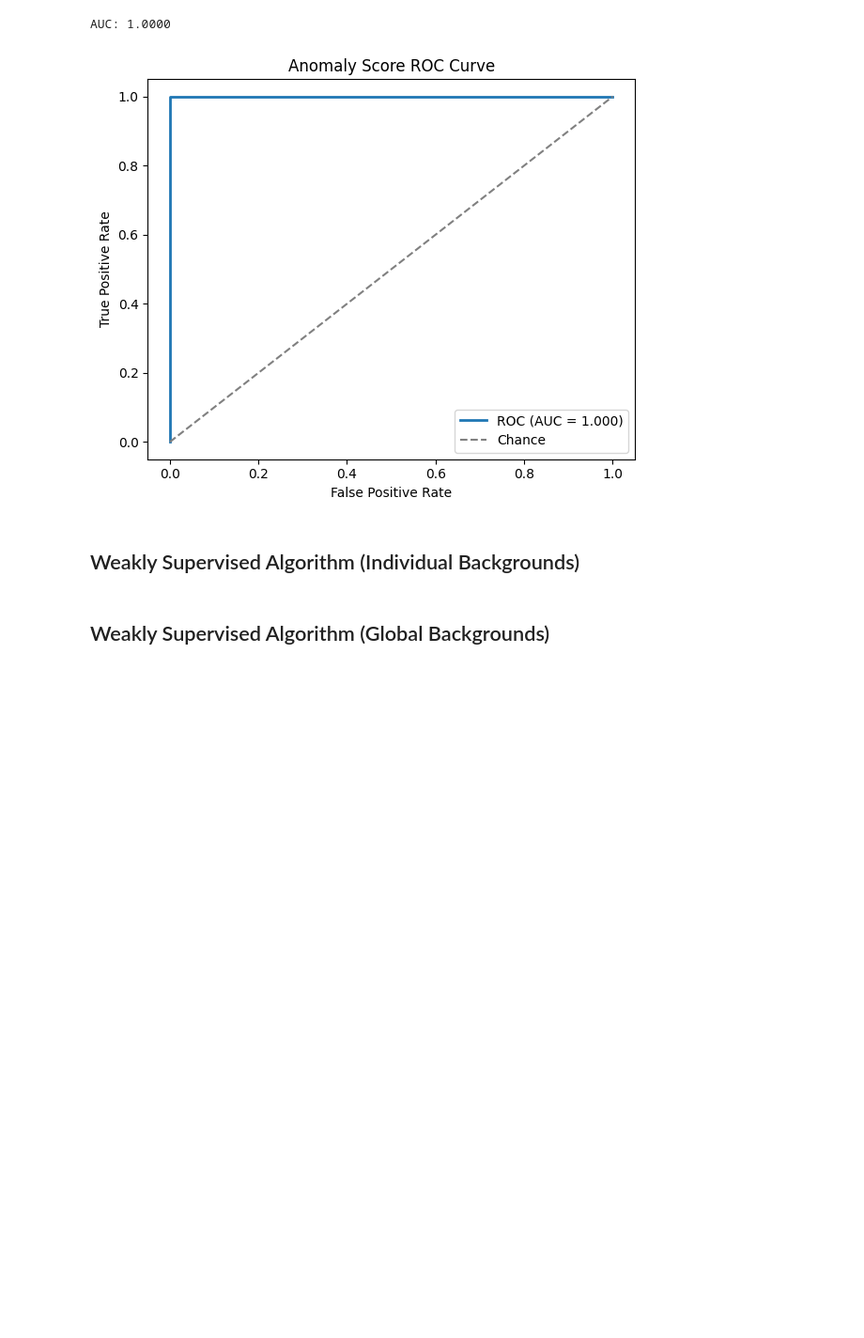
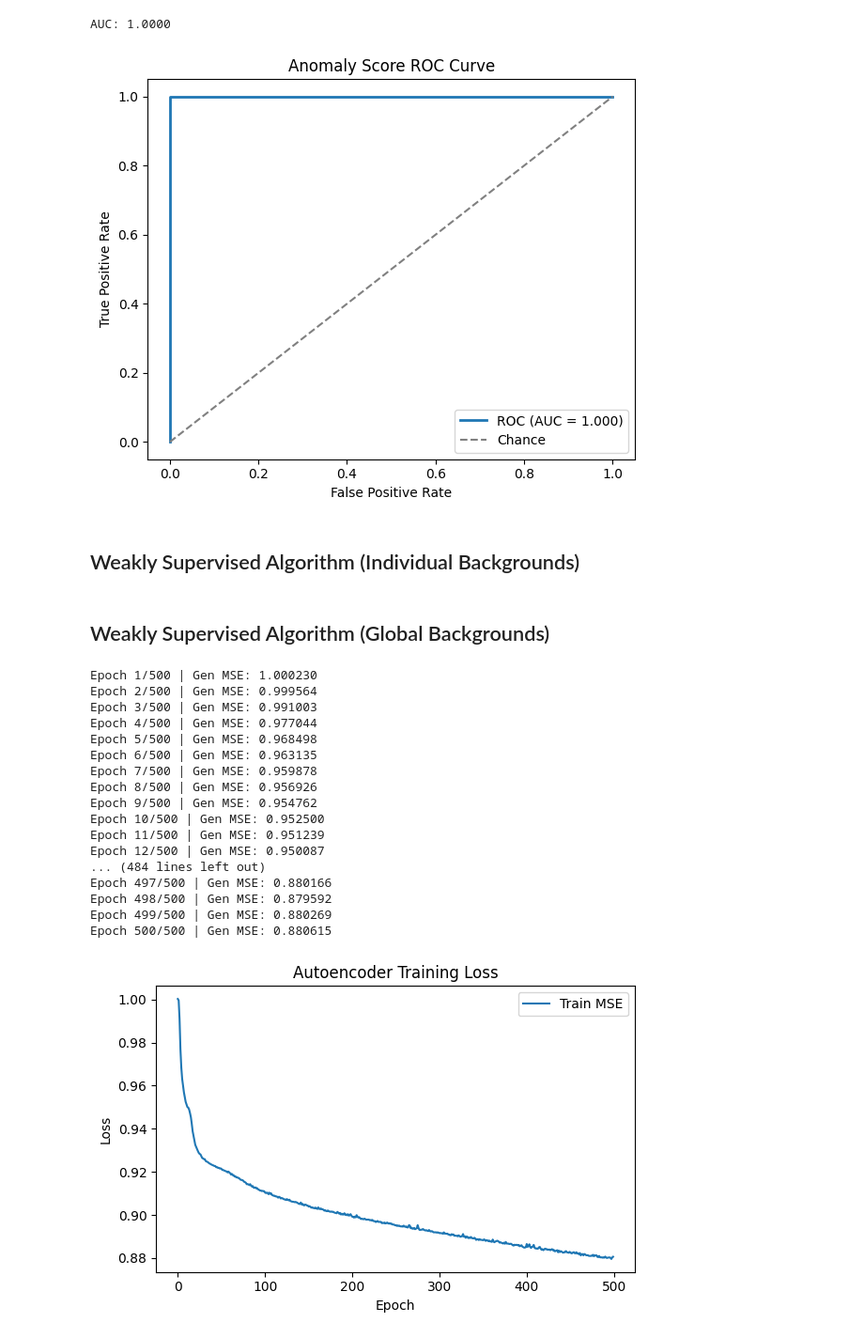
Before and after one commit to KrishWu/ranode, a Jupyter notebook: notebooks/gw_classifier.ipynb, the cells around one changed output. Shown at 94% size. Cells and saved outputs as stored; diff of their text form; code cells hidden in the pictures; blank space fills up the shorter version.

```diff
--- a/notebooks/gw_classifier.ipynb
+++ b/notebooks/gw_classifier.ipynb
@@ -631,0 +517,18 @@ plt.show()
+# %%
+class LIGOWindowDataset(Dataset):
+    def __init__(self, hanford_windows, livingston_windows):
+        assert hanford_windows.shape == livingston_windows.shape
+        assert hanford_windows.shape[1] == 300
+
+        self.h = torch.as_tensor(hanford_windows, dtype=torch.float32)
+        self.l = torch.as_tensor(livingston_windows, dtype=torch.float32)
+
+    def __len__(self):
+        return self.h.shape[0]
+
+    def __getitem__(self, idx):
+        # (2, 300): channel 0 = H, channel 1 = L
+        return torch.stack([self.h[idx], self.l[idx]], dim=0)
+
+train_dataset = LIGOWindowDataset(train_hn, train_ln)
+train_loader  = DataLoader(train_dataset, batch_size=256, shuffle=True)
@@ -631,0 +576,57 @@ plt.show()
+# %%
+def train_generator(model, loader, epochs=50, lr=1e-3):
+    model = model.to(device)
+    model.train()
+    opt = optim.Adam(model.parameters(), lr=lr)
+    loss_fn = nn.MSELoss()
+    train_losses = []
+
+    for ep in range(epochs):
+        total = 0.0
+        count = 0
+        for batch in loader:
+            batch = batch.to(device)
+            opt.zero_grad()
+            recon = model(batch)
+            loss = loss_fn(recon, batch)
+            loss.backward()
+            opt.step()
+
+            total += loss.item() * batch.size(0)
+            count += batch.size(0)
+        train_losses.append(total / count)
+
+        print(f"Epoch {ep+1}/{epochs} | Gen MSE: {total/count:.6f}")
+
+    return model, train_losses
+
+gen = ConvAutoencoder1D(latent_dim=32)
+gen, train_losses = train_generator(gen, train_loader, epochs=500, lr=1e-3)
+
+plt.figure(figsize=(6,4))
+plt.plot(train_losses, label="Train MSE")
+plt.xlabel("Epoch")
+plt.ylabel("Loss")
+plt.title("Autoencoder Training Loss")
+plt.legend()
+plt.tight_layout()
+plt.show()
+# %% [output]
+Epoch 1/500 | Gen MSE: 1.000230
+Epoch 2/500 | Gen MSE: 0.999564
+Epoch 3/500 | Gen MSE: 0.991003
+Epoch 4/500 | Gen MSE: 0.977044
+Epoch 5/500 | Gen MSE: 0.968498
+Epoch 6/500 | Gen MSE: 0.963135
+Epoch 7/500 | Gen MSE: 0.959878
+Epoch 8/500 | Gen MSE: 0.956926
+Epoch 9/500 | Gen MSE: 0.954762
+Epoch 10/500 | Gen MSE: 0.952500
+Epoch 11/500 | Gen MSE: 0.951239
+Epoch 12/500 | Gen MSE: 0.950087
+... (484 lines left out)
+Epoch 497/500 | Gen MSE: 0.880166
+Epoch 498/500 | Gen MSE: 0.879592
+Epoch 499/500 | Gen MSE: 0.880269
+Epoch 500/500 | Gen MSE: 0.880615
+[figure, added]
```
Also changed, not shown: parts of 19 cells of this notebook, 2 other files.
